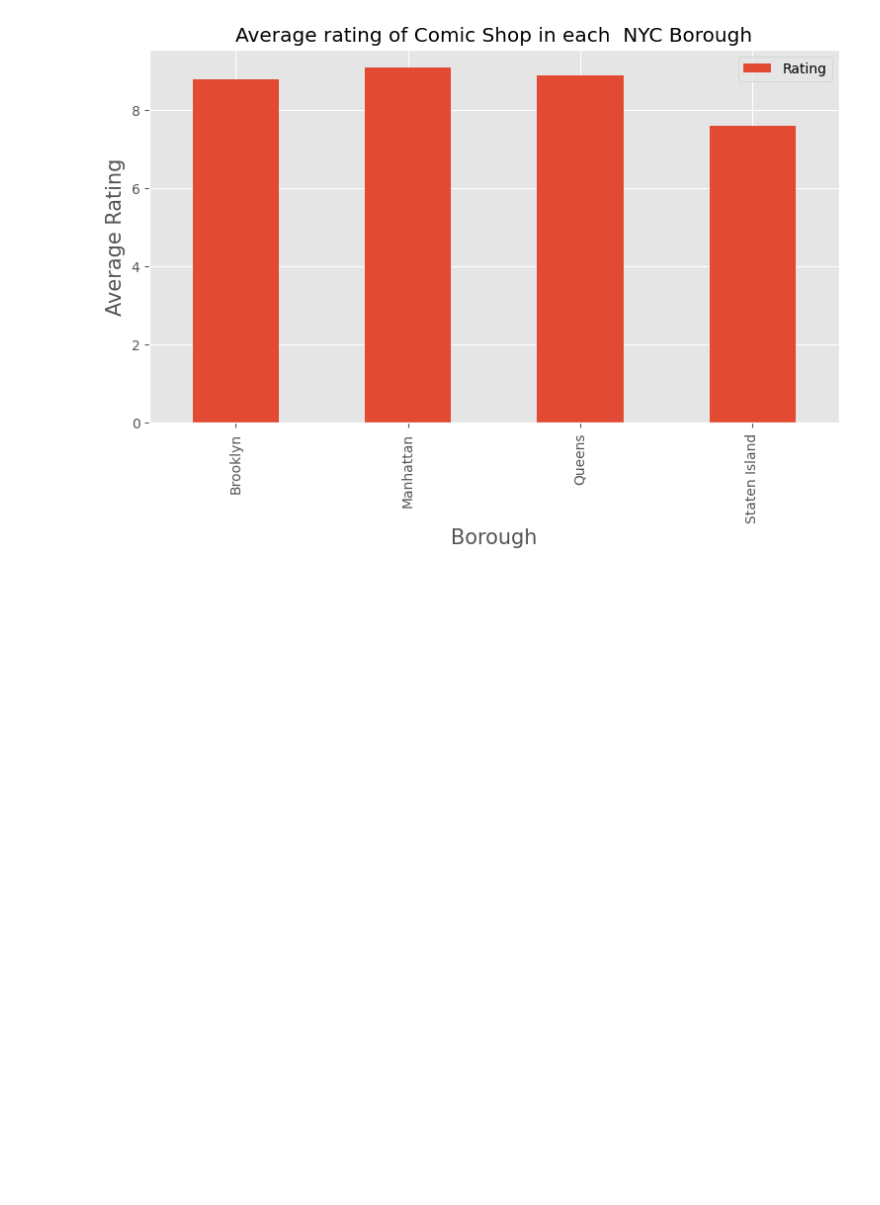
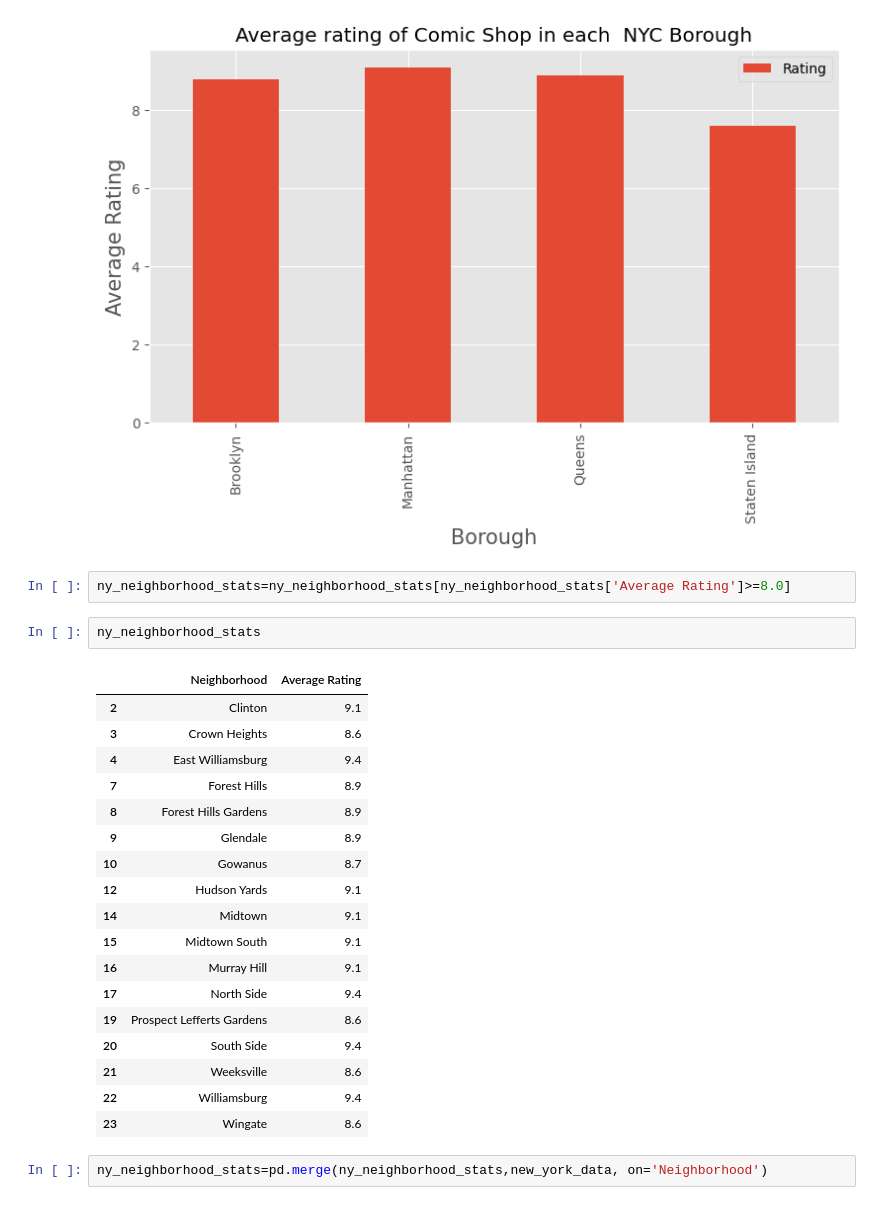
Before and after one commit to agmorcillo/Coursera_Capstone, a Jupyter notebook: Untitled0.ipynb, the cells around one changed output. Drawn from its saved outputs; the diff is of its cells as text; blank space fills up the shorter version.

```diff
--- a/Untitled0.ipynb
+++ b/Untitled0.ipynb
@@ -558,3 +558,28 @@ plt.legend()
 plt.show()
 # %% [output]
 [figure]
+# %%
+ny_neighborhood_stats=ny_neighborhood_stats[ny_neighborhood_stats['Average Rating']>=8.0]
+# %%
+ny_neighborhood_stats
+# %% [output]
+|  | Neighborhood | Average Rating |
+| 2 | Clinton | 9.1 |
+| 3 | Crown Heights | 8.6 |
+| 4 | East Williamsburg | 9.4 |
+| 7 | Forest Hills | 8.9 |
+| 8 | Forest Hills Gardens | 8.9 |
+| 9 | Glendale | 8.9 |
+| 10 | Gowanus | 8.7 |
+| 12 | Hudson Yards | 9.1 |
+| 14 | Midtown | 9.1 |
+| 15 | Midtown South | 9.1 |
+| 16 | Murray Hill | 9.1 |
+| 17 | North Side | 9.4 |
+| 19 | Prospect Lefferts Gardens | 8.6 |
+| 20 | South Side | 9.4 |
+| 21 | Weeksville | 8.6 |
+| 22 | Williamsburg | 9.4 |
+| 23 | Wingate | 8.6 |
+# %%
+ny_neighborhood_stats=pd.merge(ny_neighborhood_stats,new_york_data, on='Neighborhood')
```
Also changed, not shown: parts of 7 cells of this notebook.
